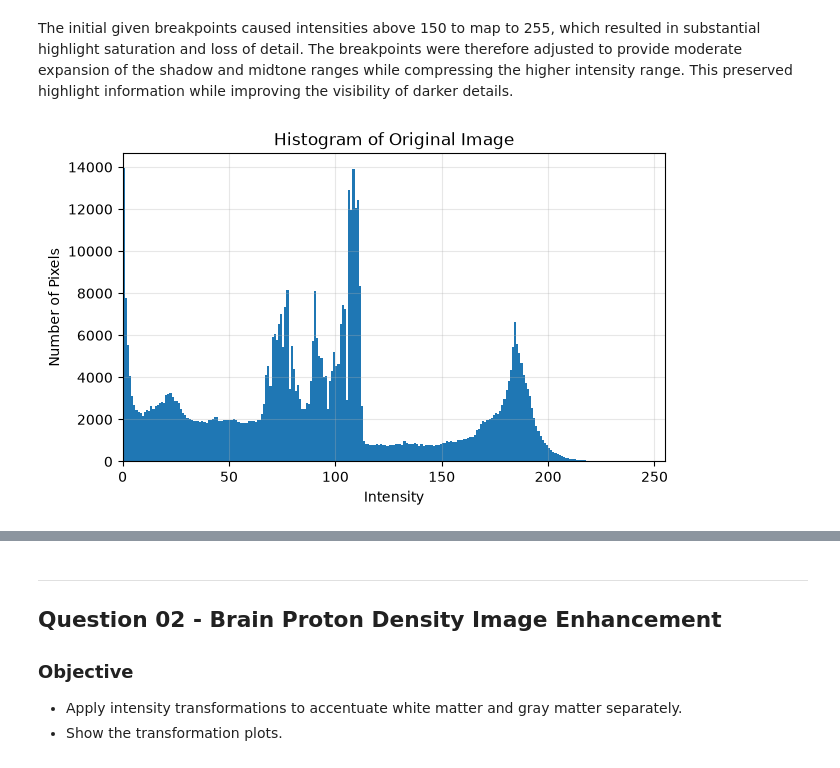
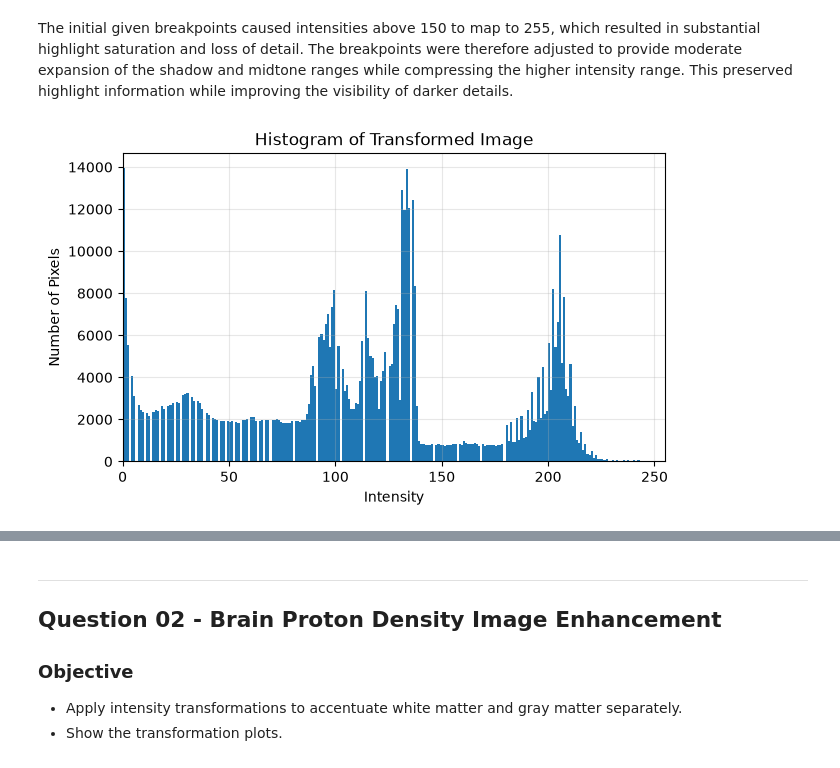
Before and after one commit to chalee88/EN3160_Assignment_1, a Jupyter notebook: assignment_01.ipynb, the cells around one changed output, grey strips where cells are left out. Saved outputs shown, nothing was run; the diff lists cells and outputs as text; code cells hidden in the pictures.

```diff
--- a/assignment_01.ipynb
+++ b/assignment_01.ipynb
@@ -223,12 +223,12 @@ plt.show()
 The initial given breakpoints caused intensities above 150 to map to 255, which resulted in substantial highlight saturation and loss of detail. The breakpoints were therefore adjusted to provide moderate expansion of the shadow and midtone ranges while compressing the higher intensity range. This preserved highlight information while improving the visibility of darker details.
 # %%
 plt.figure(figsize=(7, 4))
-plt.hist(im.ravel(), bins=256, range=[0, 256])
+plt.hist(im_transformed.ravel(), bins=256, range=[0, 256])
 plt.xlabel("Intensity")
 plt.ylabel("Number of Pixels")
-plt.title("Histogram of Original Image")
+plt.title("Histogram of Transformed Image")
 plt.xlim([0, 255])
 plt.grid(alpha=0.3)
 plt.show()
 # %% [output]
-[figure, old version]
+[figure, new version]
```
Also changed, not shown: parts of 14 cells of this notebook.
